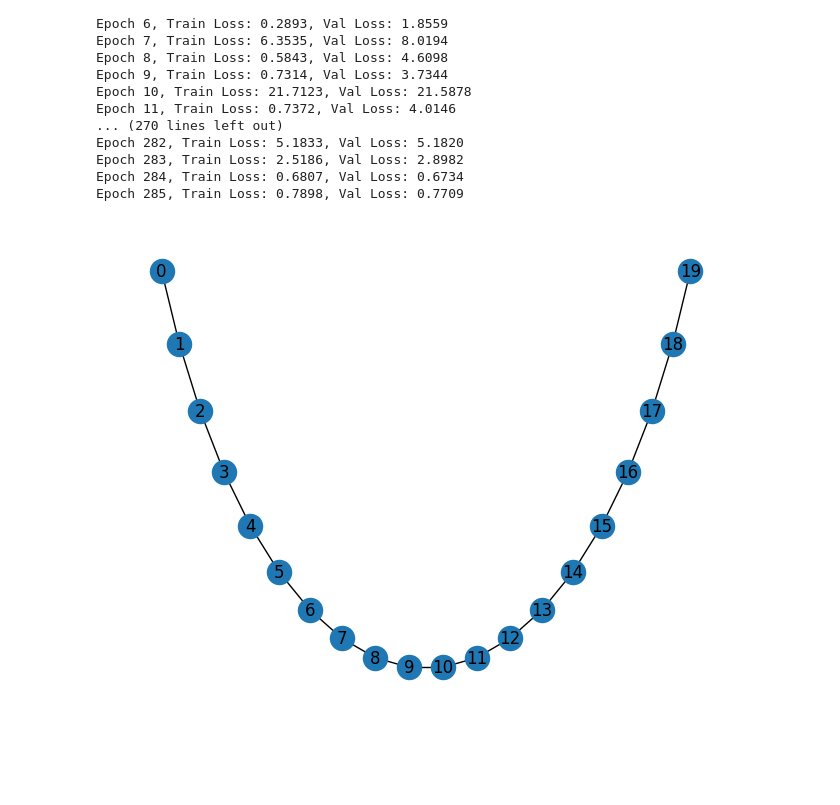
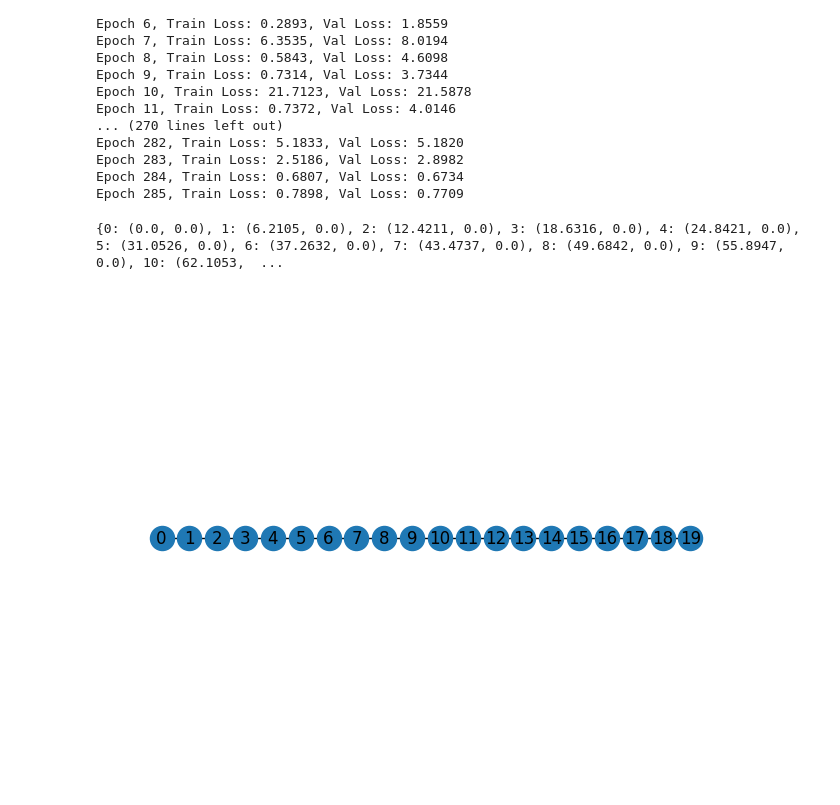
Before and after one commit to hermanliaboe/VelociraptorAI, a Jupyter notebook: GNN/gnn copy.ipynb, the cells around one changed output. Cells and saved outputs as stored; diff of their text form; code cells hidden in the pictures; blank space fills up the shorter version.

```diff
--- a/GNN/gnn copy.ipynb
+++ b/GNN/gnn copy.ipynb
@@ -30,11 +30,11 @@ with open('data.txt', "r") as f:
         lL = []
 
         for i in range(20):
-            xL.append(round(float(values[i]),3))
-            zL.append(round(float(values[i+20]),3))
-            mL.append(round(float(values[i+20*2]),3))
+            xL.append(round(float(values[i]),4))
+            zL.append(round(float(values[i+20]),4))
+            mL.append(round(float(values[i+20*2]),4))
             try:
-                lL.append(round(float(values[i+20*3]),3))
+                lL.append(round(float(values[i+20*3]),4))
             except:
                 None
         x.append(xL)
@@ -73,12 +73,12 @@ input_data = dataX
 target_data = dataY
 edge_index = dataEgdeIndex
 
-zipped = list(zip(dataX, dataY))
-random.shuffle(zipped)
-dataX, dataY = zip(*zipped)
+#zipped = list(zip(dataX, dataY))
+#random.shuffle(zipped)
+#dataX, dataY = zip(*zipped)
 
-l1 = [[[1,2],[2,3]],[[3,4],[4,6]]]
-l2 = [[1,2],[2,3]]
+l1 = [[[1,2],[2,3],[1,1]],[[3,4],[2,2],[4,6]]]
+l2 = [[1,2,3],[2,3,4]]
 
 zipped = list(zip(l1, l2))
 random.shuffle(zipped)
@@ -246,7 +246,7 @@ num_layers = 5  # number of graph convolutional layers in the network
 num_nodes = len(dataX[i])
 
 model = GCN(input_channels, hidden_channels, output_channels, num_layers)
-optimizer = torch.optim.Adam(model.parameters(), lr=0.01)
+optimizer = torch.optim.Adam(model.parameters(), lr=0.001)
 
 num_epochs = len(dataX)
 for i in range(num_epochs):
@@ -375,24 +375,25 @@ Epoch 285, Train Loss: 0.7898, Val Loss: 0.7709
 # %%
 import networkx as nx
 import matplotlib.pyplot as plt
 
 # Define the graph edges
 edges = [(i, i+1) for i in range(19)]
 
 # Define the node positions
-node_positions = dataX[250]
+node_positions = dataX[140]
 node_positions = {i: (pos[1], pos[2]) for i, pos in enumerate(node_positions)}
 
 # Create the graph object and set node positions
 G = nx.Graph()
 G.add_edges_from(edges)
 nx.set_node_attributes(G, node_positions, 'pos')
 
 # Draw the graph
 pos = nx.get_node_attributes(G, 'pos')
 nx.draw(G, pos, with_labels=True)
 
 # Show the plot
 plt.show()
 # %% [output]
+{0: (0.0, 0.0), 1: (6.2105, 0.0), 2: (12.4211, 0.0), 3: (18.6316, 0.0), 4: (24.8421, 0.0), 5: (31.0526, 0.0), 6: (37.2632, 0.0), 7: (43.4737, 0.0), 8: (49.6842, 0.0), 9: (55.8947, 0.0), 10: (62.1053,  ...
-[figure, old version]
+[figure, new version]
```
Also changed, not shown: parts of 3 cells of this notebook, 1 other file.
